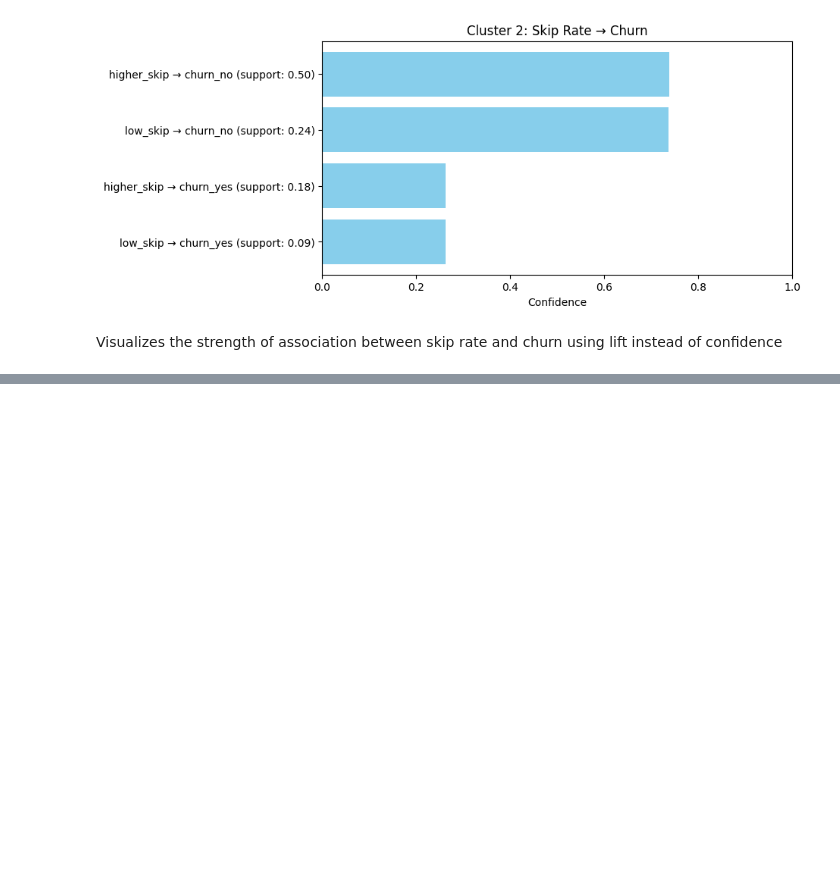
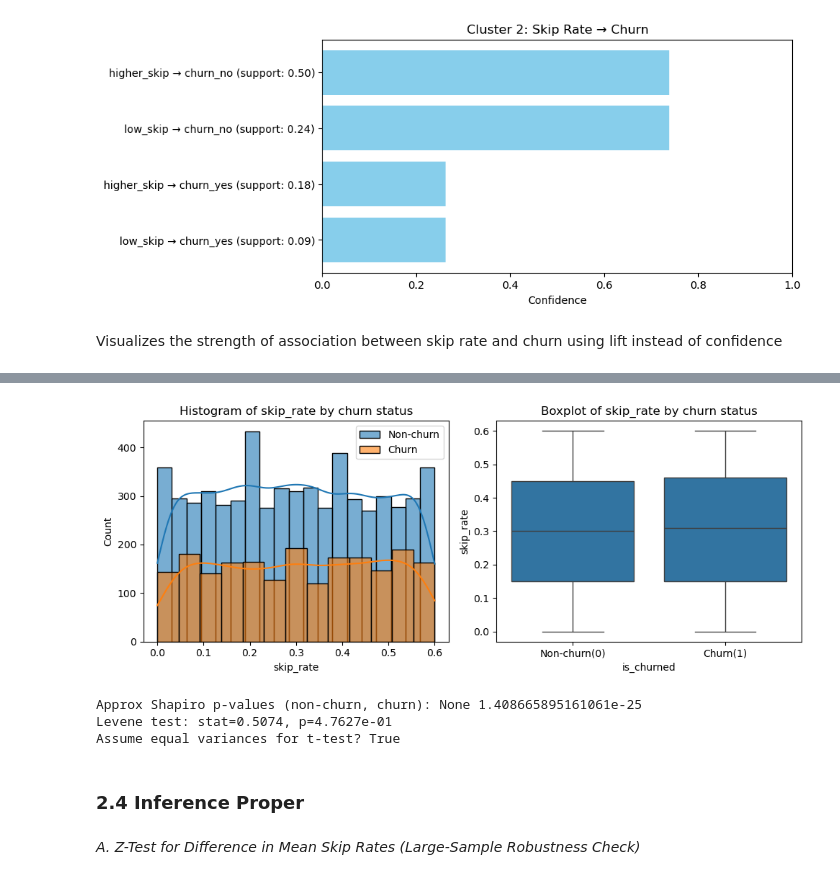
Before and after one commit to maumojica12/MODEL-PHASE-2, a Jupyter notebook: Phase 2/Phase 2/Phase 2.ipynb, the cells around one changed output, grey strips where cells are left out. Saved outputs shown, nothing was run; the diff lists cells and outputs as text; code cells hidden in the pictures; blank space fills up the shorter version.

Commit message:
PUSH PHASE 2 INDIV

```diff
--- a/Phase 2/Phase 2/Phase 2.ipynb
+++ b/Phase 2/Phase 2/Phase 2.ipynb
@@ -506,0 +547,20 @@ for c in sorted(cluster_rule_metrics.keys()):
+# %%
+# Cell: Imports and data load
+import pandas as pd
+import numpy as np
+from scipy import stats
+import statsmodels.api as sm
+from statsmodels.formula.api import ols
+from statsmodels.stats.weightstats import ztest as ztest_mean
+import matplotlib.pyplot as plt
+import seaborn as sns
+from scipy.stats import f_oneway
+from scipy.stats import levene
+
+# Load only the columns we need for Phase 2
+df = pd.read_csv("spotify_churn_dataset.csv")
+print("Loaded dataset shape:", df.shape)
+print("Columns:", list(df.columns))
+
+# Preview
+display(df[['skip_rate','is_churned']].head())
@@ -506,0 +624,46 @@ for c in sorted(cluster_rule_metrics.keys()):
+# %%
+# Cell: Visual checks (useful for report)
+plt.figure(figsize=(10,4))
+plt.subplot(1,2,1)
+sns.histplot(group_non, kde=True, label='Non-churn', alpha=0.6)
+sns.histplot(group_churn, kde=True, label='Churn', alpha=0.6)
+plt.legend()
+plt.title('Histogram of skip_rate by churn status')
+
+plt.subplot(1,2,2)
+sns.boxplot(x='is_churned', y='skip_rate', data=df)
+plt.xticks([0,1], ['Non-churn(0)', 'Churn(1)'])
+plt.title('Boxplot of skip_rate by churn status')
+plt.tight_layout()
+plt.show()
+# %% [output]
+[figure, added]
+# %%
+# Cell: Assumptions & variance checks
+alpha = 0.05
+# Normality: Shapiro (note: Shapiro sensitive for large n; if n>5000 we may skip or sample)
+shap_p0 = None
+shap_p1 = None
+try:
+    if n0 <= 5000:
+        shap_p0 = stats.shapiro(group_non.sample(min(n0,5000), random_state=1))[1]
+    if n1 <= 5000:
+        shap_p1 = stats.shapiro(group_churn.sample(min(n1,5000), random_state=1))[1]
+except Exception as e:
+    print("Shapiro test skipped/error:", e)
+
+print("Approx Shapiro p-values (non-churn, churn):", shap_p0, shap_p1)
+
+# Levene's test for equality of variances (robust)
+levene_stat, levene_p = stats.levene(group_non, group_churn, center='median')
+print("Levene test: stat={:.4f}, p={:.4e}".format(levene_stat, levene_p))
+equal_var = (levene_p >= alpha)
+print("Assume equal variances for t-test?" , equal_var)
+# %% [output]
+Approx Shapiro p-values (non-churn, churn): None 1.408665895161061e-25
+Levene test: stat=0.5074, p=4.7627e-01
+Assume equal variances for t-test? True
+# %% [markdown]
+### 2.4 Inference Proper
+# %% [markdown]
+*A. Z-Test for Difference in Mean Skip Rates (Large-Sample Robustness Check)*
```
Also changed, not shown: parts of 43 cells of this notebook.
